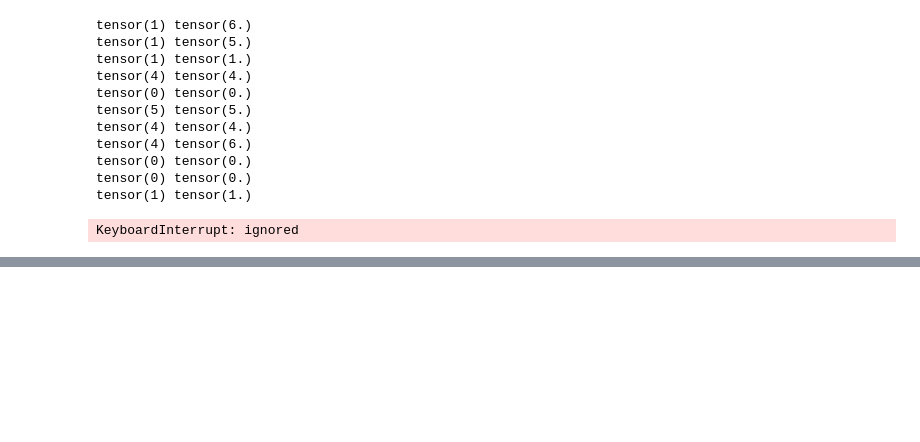
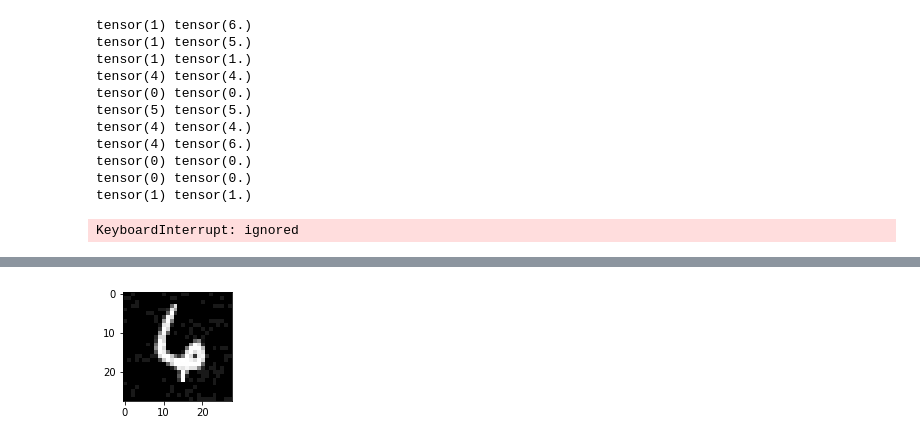
Before and after one commit to xTavi/BlackBoxAttack, a Jupyter notebook: BlackBoxAttack.ipynb, the cells around one changed output, grey strips where cells are left out. Drawn from its saved outputs; the diff is of its cells as text; code cells hidden in the pictures; blank space fills up the shorter version.

```diff
--- a/BlackBoxAttack.ipynb
+++ b/BlackBoxAttack.ipynb
@@ -1281,7 +1281,7 @@ for idx, (data,label) in enumerate(zip(bunch_of_digits, bunch_of_labels)):
   x, tries = simba_single1(model1, data.unsqueeze(dim=1), torch.Tensor.long(label), 784, 0.1)
   print(model(x).argmax(), label)
   while model(x).argmax() == label:
-     x, tries = simba_single1(model1, x, torch.Tensor.long(label), 784, 0.1, tries)
+     x, tries = simba_single1(model1, x, torch.Tensor.long(label), 784, 0.2, tries)
      if tries > 20000:
        adversarial.append(x)
        queries.append(tries)
@@ -1328,0 +1325,4 @@ tensor(True)
+# %%
+print_image(adversarial[9])
+# %% [output]
+[figure, added]
```
Also changed, not shown: parts of 4 cells of this notebook.
